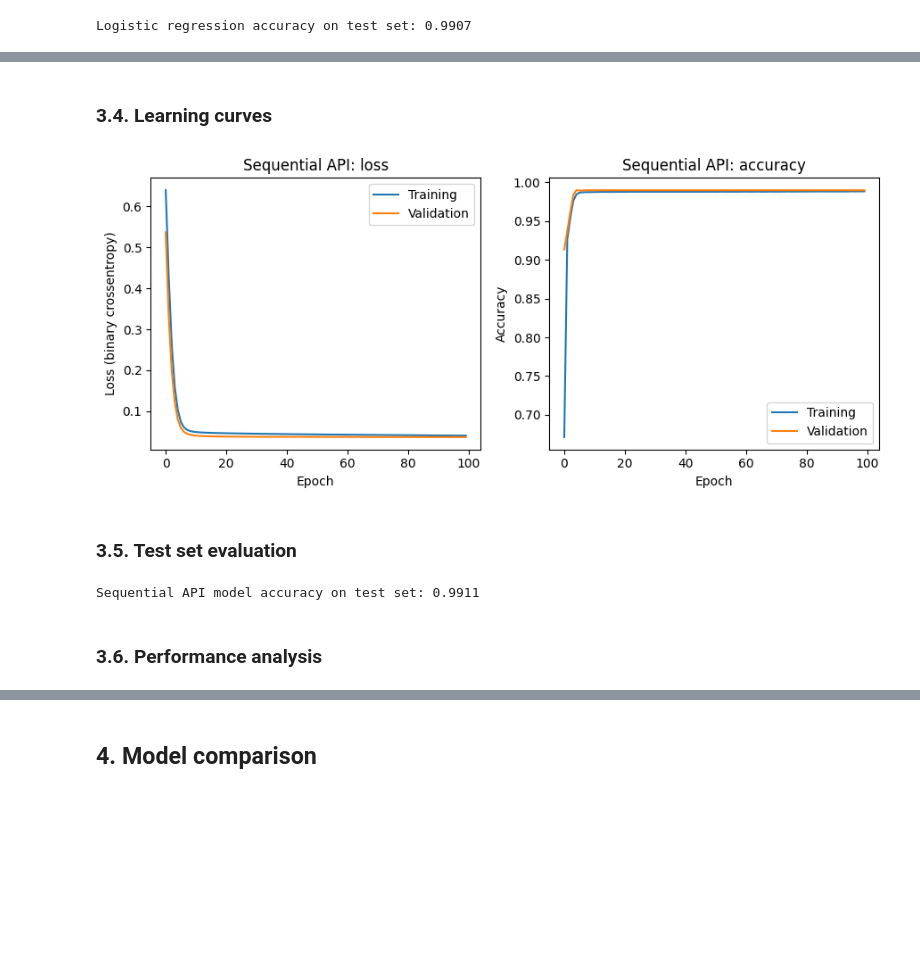
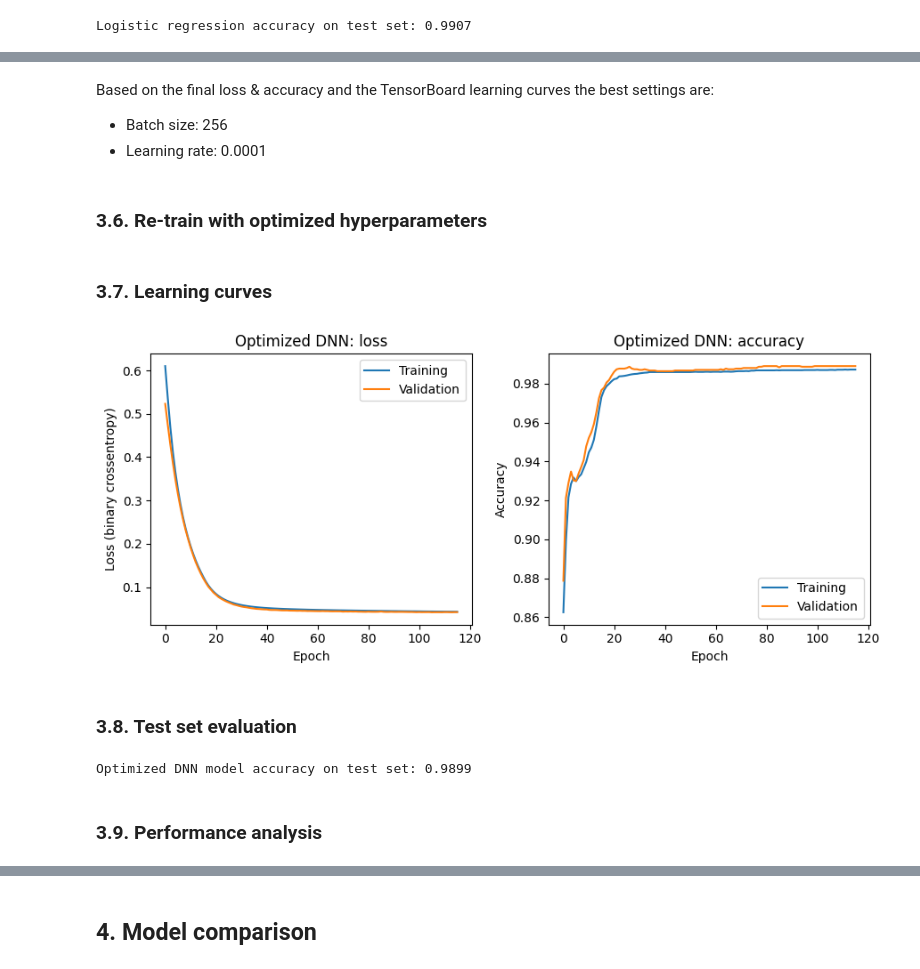
Before and after one commit to gperdrizet/FSA_devops, a Jupyter notebook: notebooks/unit4/lesson_28/Lesson_28_activity_solution.ipynb, the cells around one changed output, grey strips where cells are left out. Cells and saved outputs as stored; diff of their text form; code cells hidden in the pictures; blank space fills up the shorter version.

```diff
--- a/notebooks/unit4/lesson_28/Lesson_28_activity_solution.ipynb
+++ b/notebooks/unit4/lesson_28/Lesson_28_activity_solution.ipynb
@@ -142 +180,20 @@ Class weights: {0: 0.6505231184610193, 1: 2.1608744394618835}
+# %%
+def build_model(learning_rate: float=0.01) -> keras.Sequential:
+    '''Builds and compiles the Keras Sequential model.'''
+
+    model = keras.Sequential([
+        layers.Input(shape=(5,)),
+        layers.Dense(16, activation='relu'),
+        layers.Dense(32, activation='relu'),
+        layers.Dense(16, activation='relu'),
+        layers.Dense(1, activation='sigmoid')
+    ])
+
+    model.compile(
+        optimizer=keras.optimizers.Adam(learning_rate=learning_rate),
+        loss='binary_crossentropy',
+        metrics=['accuracy']
+    )
+
+    return model
 # %% [markdown]
@@ -184,38 +258,52 @@ Final validation accuracy: 0.9899
+# %% [markdown]
+Based on the final loss & accuracy and the TensorBoard learning curves the best settings are:
+
+- Batch size: 256
+- Learning rate: 0.0001
+# %%
+batch_size = 256
+learning_rate = 0.0001
+# %% [markdown]
+### 3.6. Re-train with optimized hyperparameters
+# %%
+callbacks = make_callbacks(learning_rate=learning_rate, batch_size=batch_size)
+model = build_model(learning_rate=learning_rate)
+model, history = train_model(model, batch_size=batch_size, callbacks=callbacks)
 # %% [markdown]
-### 3.4. Learning curves
+### 3.7. Learning curves
 # %%
 fig, axes = plt.subplots(1, 2, figsize=(9, 4))
 
-axes[0].set_title('Sequential API: loss')
-axes[0].plot(sequential_history.history['loss'], label='Training')
-axes[0].plot(sequential_history.history['val_loss'], label='Validation')
+axes[0].set_title('Optimized DNN: loss')
+axes[0].plot(history.history['loss'], label='Training')
+axes[0].plot(history.history['val_loss'], label='Validation')
 axes[0].set_xlabel('Epoch')
 axes[0].set_ylabel('Loss (binary crossentropy)')
 axes[0].legend(loc='best')
 
-axes[1].set_title('Sequential API: accuracy')
-axes[1].plot(sequential_history.history['accuracy'], label='Training')
-axes[1].plot(sequential_history.history['val_accuracy'], label='Validation')
+axes[1].set_title('Optimized DNN: accuracy')
+axes[1].plot(history.history['accuracy'], label='Training')
+axes[1].plot(history.history['val_accuracy'], label='Validation')
 axes[1].set_xlabel('Epoch')
 axes[1].set_ylabel('Accuracy')
 axes[1].legend(loc='best')
 
 plt.tight_layout()
 plt.show()
 # %% [output]
-[figure, old version]
+[figure, new version]
 # %% [markdown]
-### 3.5. Test set evaluation
+### 3.8. Test set evaluation
 # %%
-sequential_probs = sequential_model.predict(testing_df[features], verbose=0).flatten()
+sequential_probs = model.predict(testing_df[features], verbose=0).flatten()
 sequential_predictions = (sequential_probs >= 0.5).astype(int)
 sequential_accuracy = accuracy_score(testing_df[label], sequential_predictions)
 
-print(f'Sequential API model accuracy on test set: {sequential_accuracy:.4f}')
+print(f'Optimized DNN model accuracy on test set: {sequential_accuracy:.4f}')
 # %% [output]
-Sequential API model accuracy on test set: 0.9911
+Optimized DNN model accuracy on test set: 0.9899
 # %% [markdown]
-### 3.6. Performance analysis
+### 3.9. Performance analysis
 # %%
 fig, ax = plt.subplots(nrows=1, ncols=1, figsize=(4, 4))
 
```
Also changed, not shown: parts of 24 cells of this notebook, 1 other file.
